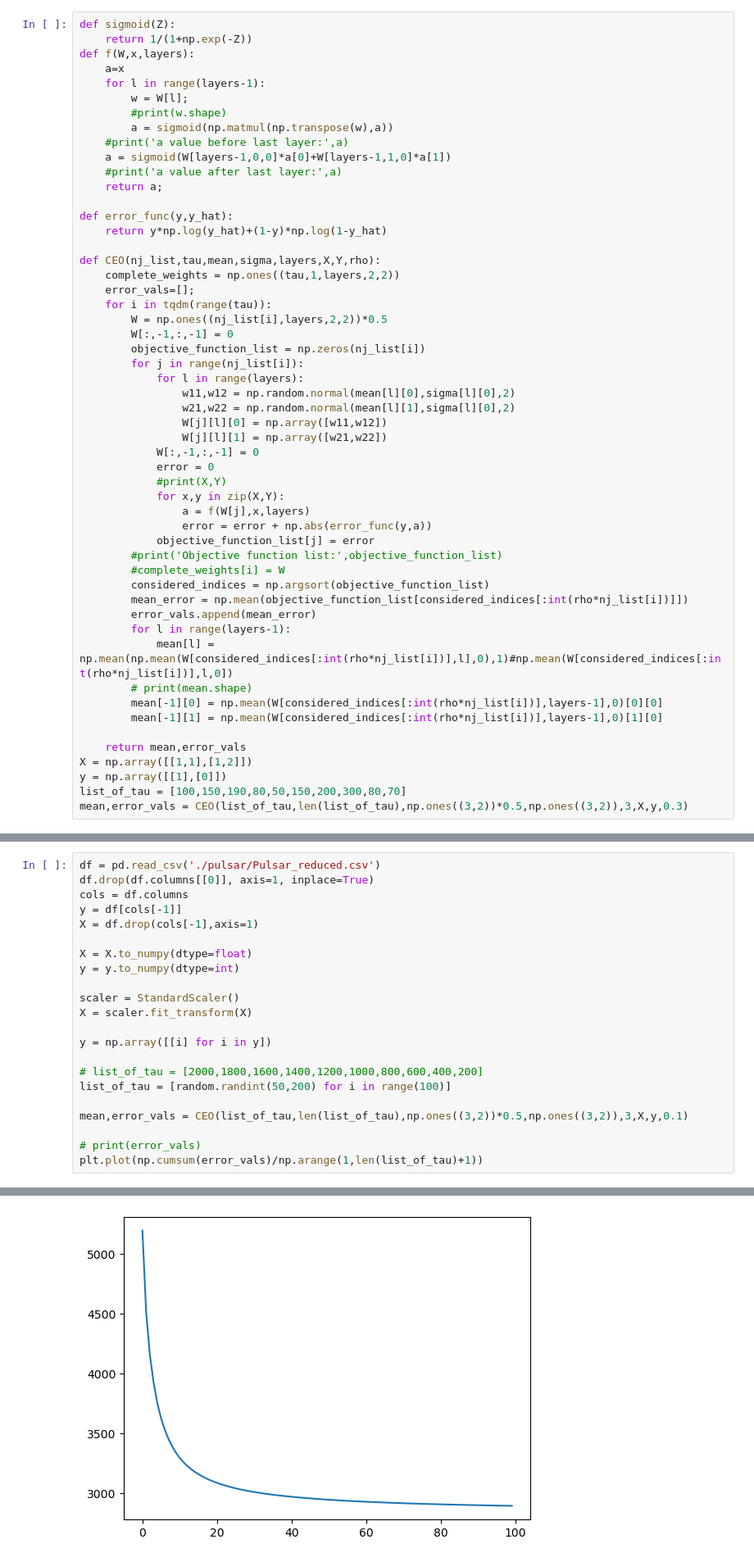
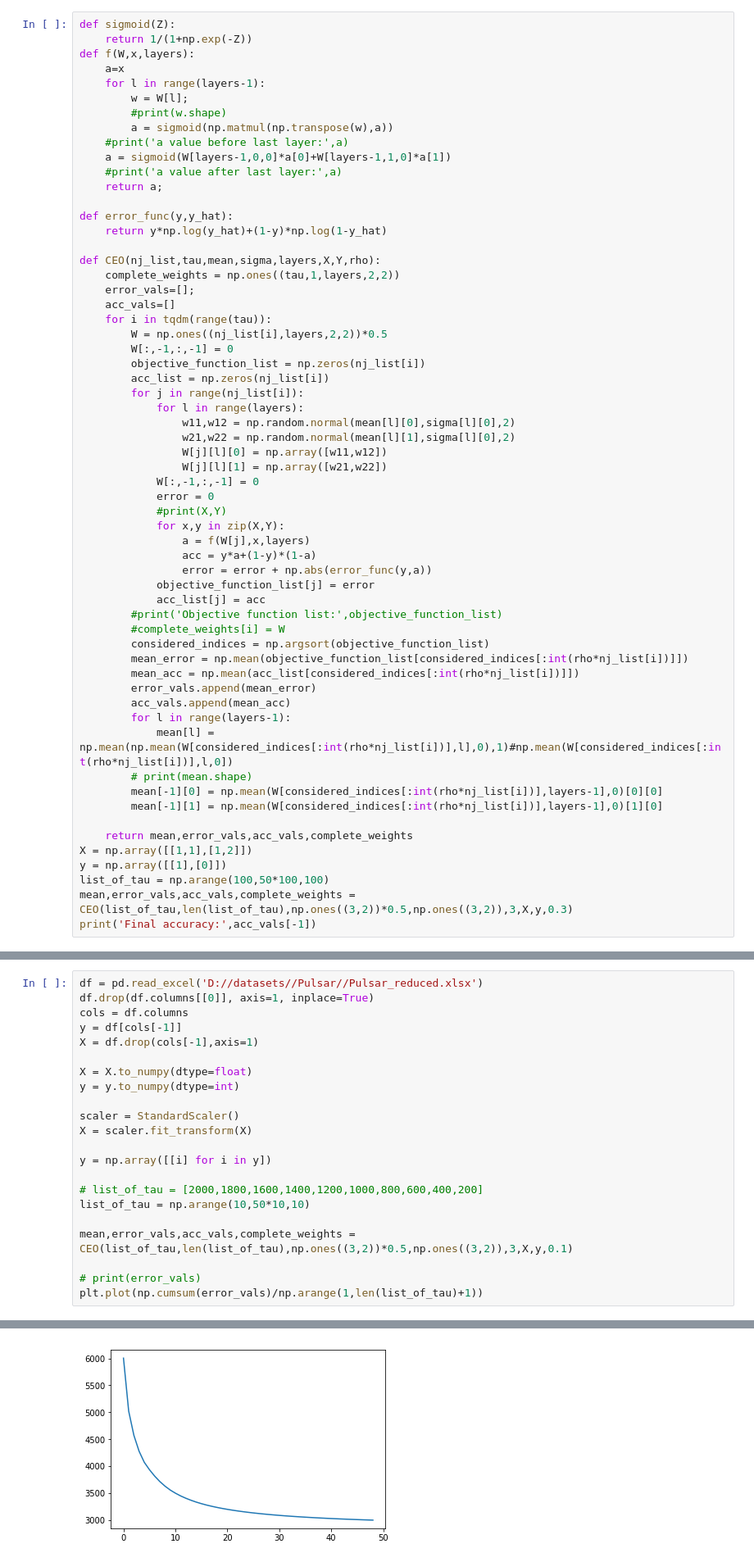
Before and after one commit to saprativa/cs725-project, a Jupyter notebook: Parametric_Neural_network.ipynb, the cells around one changed output, grey strips where cells are left out. Shown at 82% size. Drawn from its saved outputs; the diff is of its cells as text.

```diff
--- a/Parametric_Neural_network.ipynb
+++ b/Parametric_Neural_network.ipynb
@@ -24,10 +25,12 @@ def error_func(y,y_hat):
 def CEO(nj_list,tau,mean,sigma,layers,X,Y,rho):
     complete_weights = np.ones((tau,1,layers,2,2))
     error_vals=[];
+    acc_vals=[]
     for i in tqdm(range(tau)):
         W = np.ones((nj_list[i],layers,2,2))*0.5
         W[:,-1,:,-1] = 0
         objective_function_list = np.zeros(nj_list[i])
+        acc_list = np.zeros(nj_list[i])
         for j in range(nj_list[i]):
             for l in range(layers):
                 w11,w12 = np.random.normal(mean[l][0],sigma[l][0],2)
@@ -39,21 +42,26 @@ def CEO(nj_list,tau,mean,sigma,layers,X,Y,rho):
             #print(X,Y)
             for x,y in zip(X,Y):
                 a = f(W[j],x,layers)
+                acc = y*a+(1-y)*(1-a)
                 error = error + np.abs(error_func(y,a))
             objective_function_list[j] = error
+            acc_list[j] = acc
         #print('Objective function list:',objective_function_list)
         #complete_weights[i] = W
         considered_indices = np.argsort(objective_function_list)
         mean_error = np.mean(objective_function_list[considered_indices[:int(rho*nj_list[i])]])
+        mean_acc = np.mean(acc_list[considered_indices[:int(rho*nj_list[i])]])
         error_vals.append(mean_error)
+        acc_vals.append(mean_acc)
         for l in range(layers-1):
             mean[l] = np.mean(np.mean(W[considered_indices[:int(rho*nj_list[i])],l],0),1)#np.mean(W[considered_indices[:int(rho*nj_list[i])],l,0])
         # print(mean.shape)
         mean[-1][0] = np.mean(W[considered_indices[:int(rho*nj_list[i])],layers-1],0)[0][0]
         mean[-1][1] = np.mean(W[considered_indices[:int(rho*nj_list[i])],layers-1],0)[1][0]
 
-    return mean,error_vals
+    return mean,error_vals,acc_vals,complete_weights
 X = np.array([[1,1],[1,2]])
 y = np.array([[1],[0]])
-list_of_tau = [100,150,190,80,50,150,200,300,80,70]
-mean,error_vals = CEO(list_of_tau,len(list_of_tau),np.ones((3,2))*0.5,np.ones((3,2)),3,X,y,0.3)
+list_of_tau = np.arange(100,50*100,100)
+mean,error_vals,acc_vals,complete_weights = CEO(list_of_tau,len(list_of_tau),np.ones((3,2))*0.5,np.ones((3,2)),3,X,y,0.3)
+print('Final accuracy:',acc_vals[-1])
@@ -183,30 +198,30 @@ plt.plot(error_vals)
 # %% [markdown]
 ## Scaled + Tau
 # %%
-df = pd.read_csv('./pulsar/Pulsar_reduced.csv')
+df = pd.read_excel('D://datasets//Pulsar//Pulsar_reduced.xlsx')
 df.drop(df.columns[[0]], axis=1, inplace=True)
 cols = df.columns
 y = df[cols[-1]]
 X = df.drop(cols[-1],axis=1)
 
 X = X.to_numpy(dtype=float)
 y = y.to_numpy(dtype=int)
 
 scaler = StandardScaler()
 X = scaler.fit_transform(X)
 
 y = np.array([[i] for i in y])
 
 # list_of_tau = [2000,1800,1600,1400,1200,1000,800,600,400,200]
-list_of_tau = [random.randint(50,200) for i in range(100)]
+list_of_tau = np.arange(10,50*10,10)
 
-mean,error_vals = CEO(list_of_tau,len(list_of_tau),np.ones((3,2))*0.5,np.ones((3,2)),3,X,y,0.1)
+mean,error_vals,acc_vals,complete_weights = CEO(list_of_tau,len(list_of_tau),np.ones((3,2))*0.5,np.ones((3,2)),3,X,y,0.1)
 
 # print(error_vals)
 plt.plot(np.cumsum(error_vals)/np.arange(1,len(list_of_tau)+1))
 # %% [output]
 [<matplotlib.lines.Line2D at 0x...>]
-[figure, old version]
+[figure, new version]
 # %%
 plt.xlabel("Iterations")
 plt.ylabel("Cumulative error")
```
Also changed, not shown: parts of 12 cells of this notebook.
